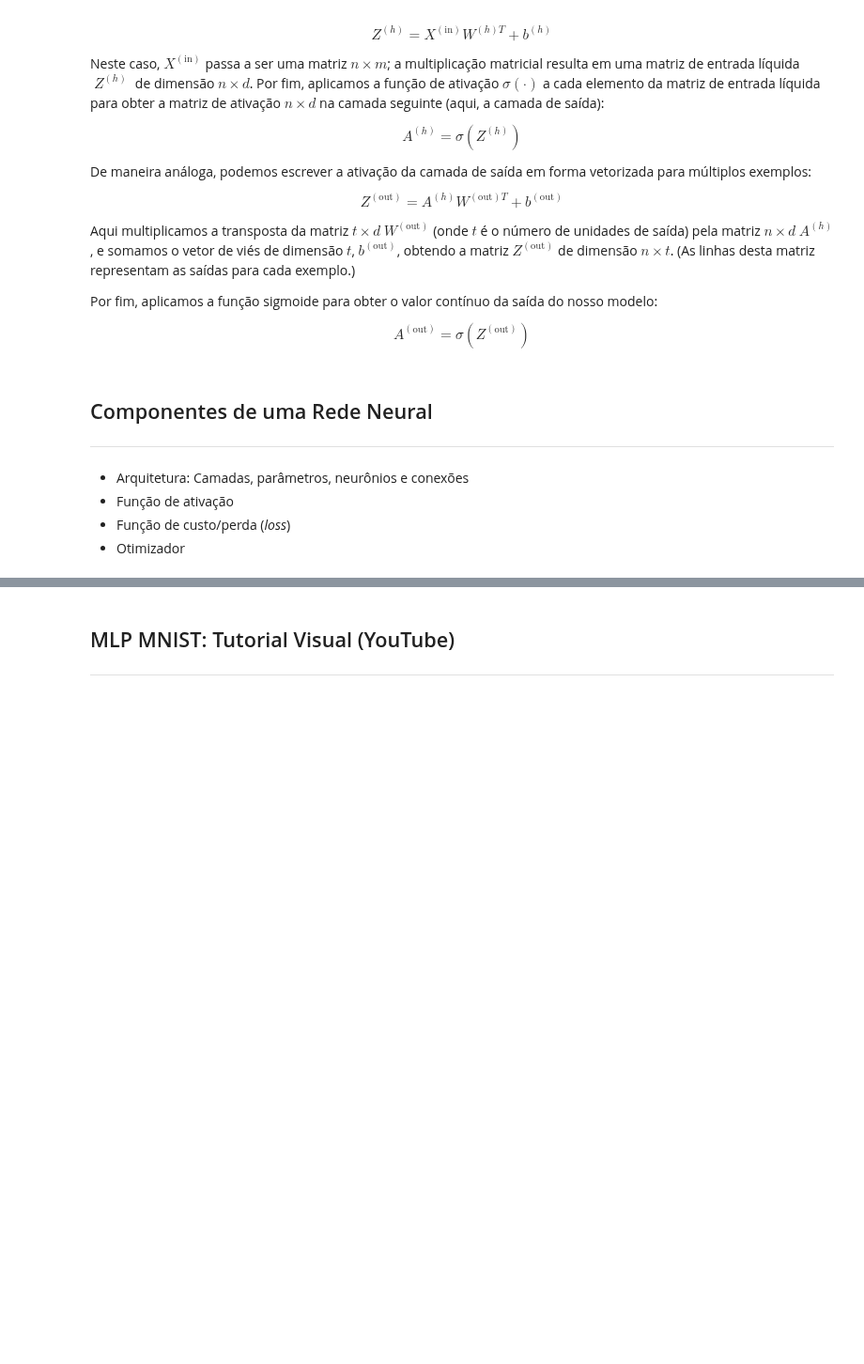
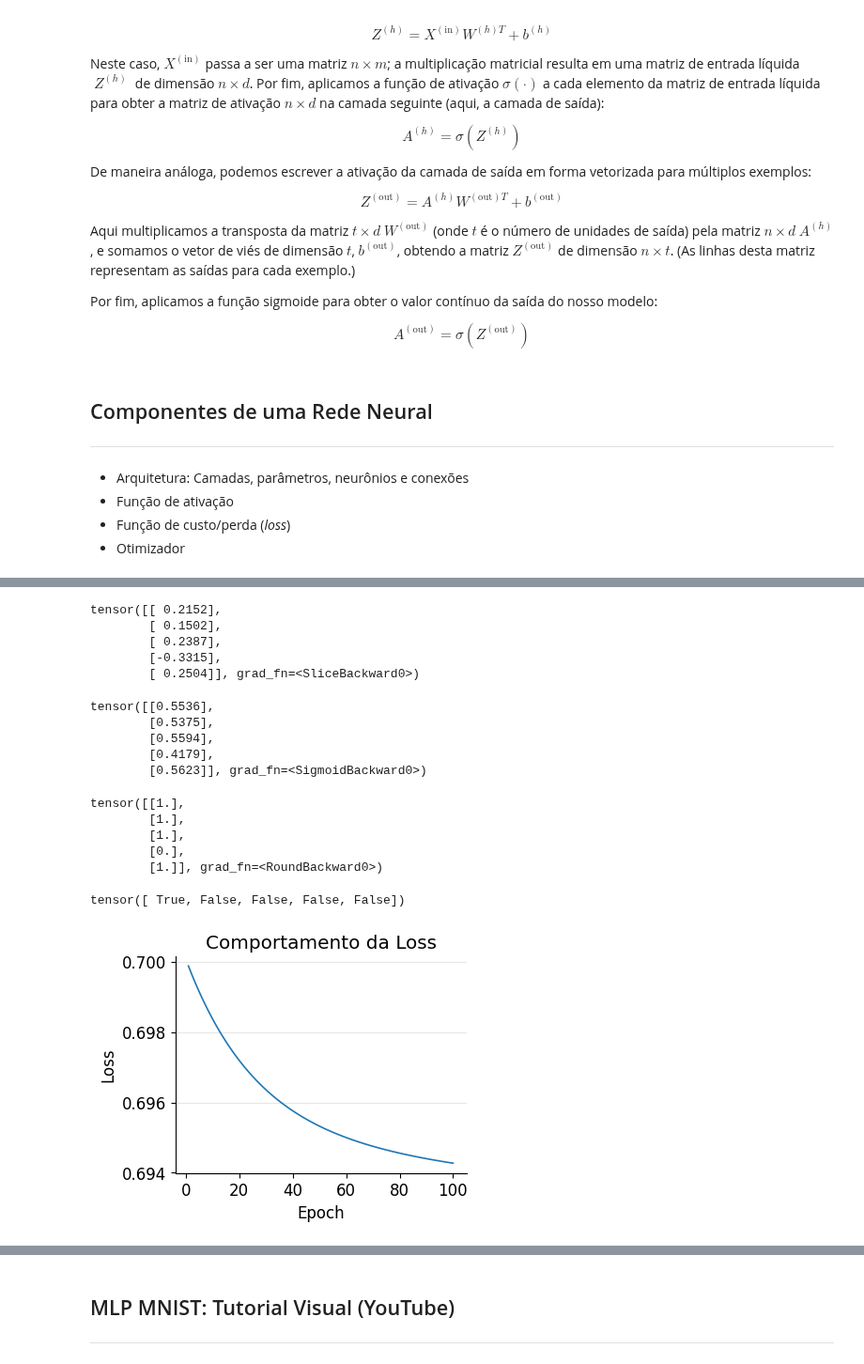
Before and after one commit to denmartins/denmartins.github.io, a Jupyter notebook: files/lectures/2025/VC/VC-Redes-Neurais-MNIST-Notebook.ipynb, the cells around one changed output, grey strips where cells are left out. Shown at 94% size. Saved outputs shown, nothing was run; the diff lists cells and outputs as text; code cells hidden in the pictures; blank space fills up the shorter version.

```diff
--- a/files/lectures/2025/VC/VC-Redes-Neurais-MNIST-Notebook.ipynb
+++ b/files/lectures/2025/VC/VC-Redes-Neurais-MNIST-Notebook.ipynb
@@ -571,0 +677,80 @@ Vamos construir e treinar uma MLP para classificar imagens de dígitos escritos
+# %%
+y_logits = model(X_train)[:5]
+y_logits
+# %% [output]
+tensor([[ 0.2152],
+        [ 0.1502],
+        [ 0.2387],
+        [-0.3315],
+        [ 0.2504]], grad_fn=<SliceBackward0>)
+# %%
+# Sigmoid para transformar logits em probabilidade
+y_pred_probas = torch.sigmoid(y_logits)
+y_pred_probas
+# %% [output]
+tensor([[0.5536],
+        [0.5375],
+        [0.5594],
+        [0.4179],
+        [0.5623]], grad_fn=<SigmoidBackward0>)
+# %%
+# Round para transformar probas em rótulos (labels)
+y_hat = torch.round(y_pred_probas)
+y_hat
+# %% [output]
+tensor([[1.],
+        [1.],
+        [1.],
+        [0.],
+        [1.]], grad_fn=<RoundBackward0>)
+# %%
+# Verificando se o modelo acertou
+print(torch.eq(y_hat.squeeze(), y[:5].squeeze()))
+# %% [output]
+tensor([ True, False, False, False, False])
+# %%
+def accuracy_fn(y_true, y_pred):
+    correct = torch.eq(y_true, y_pred).sum().item()
+    acc = (correct / len(y_pred)) * 100
+    return acc
+# %%
+from tqdm.notebook import trange
+
+def train_model(epochs, X, y, model):
+    loss_function = nn.BCELoss()
+    optimizer = optim.SGD(model.parameters(), lr=0.03)
+
+    ep_loss = [0.]*epochs
+    with trange(epochs, desc="Training", leave=False) as tepoch:
+        for epoch in range(epochs):
+            model.train()
+            y_logits = model(X).squeeze() # Remove dimensão extra
+            y_probas = torch.sigmoid(y_logits) # Logits -> Probas
+            y_hat = torch.round(y_probas) # Probas -> Labels
+
+            loss = loss_function(y_probas, y)
+            ep_loss[epoch] = loss.item()
+
+            acc = accuracy_fn(y, y_hat)
+
+            optimizer.zero_grad()
+            loss.backward()
+            optimizer.step()
+
+            model.eval()
+            tepoch.set_postfix(loss=loss.item(), train_acc=acc)
+            tepoch.update(1)
+    epoch_ticks = [i+1 for i in range(epochs)]
+    plt.figure(figsize=(4,3))
+    sns.lineplot(x=epoch_ticks, y=ep_loss)
+    plt.xlabel('Epoch')
+    plt.ylabel('Loss')
+    plt.title("Comportamento da Loss")
+    sns.despine()
+    plt.show()
+# %%
+torch.manual_seed(42)
+EPOCHS = 100
+train_model(EPOCHS, X_train, y_train, model)
+# %% [output]
+[figure, added]
```
Also changed, not shown: parts of 24 cells of this notebook, 1 other file.
